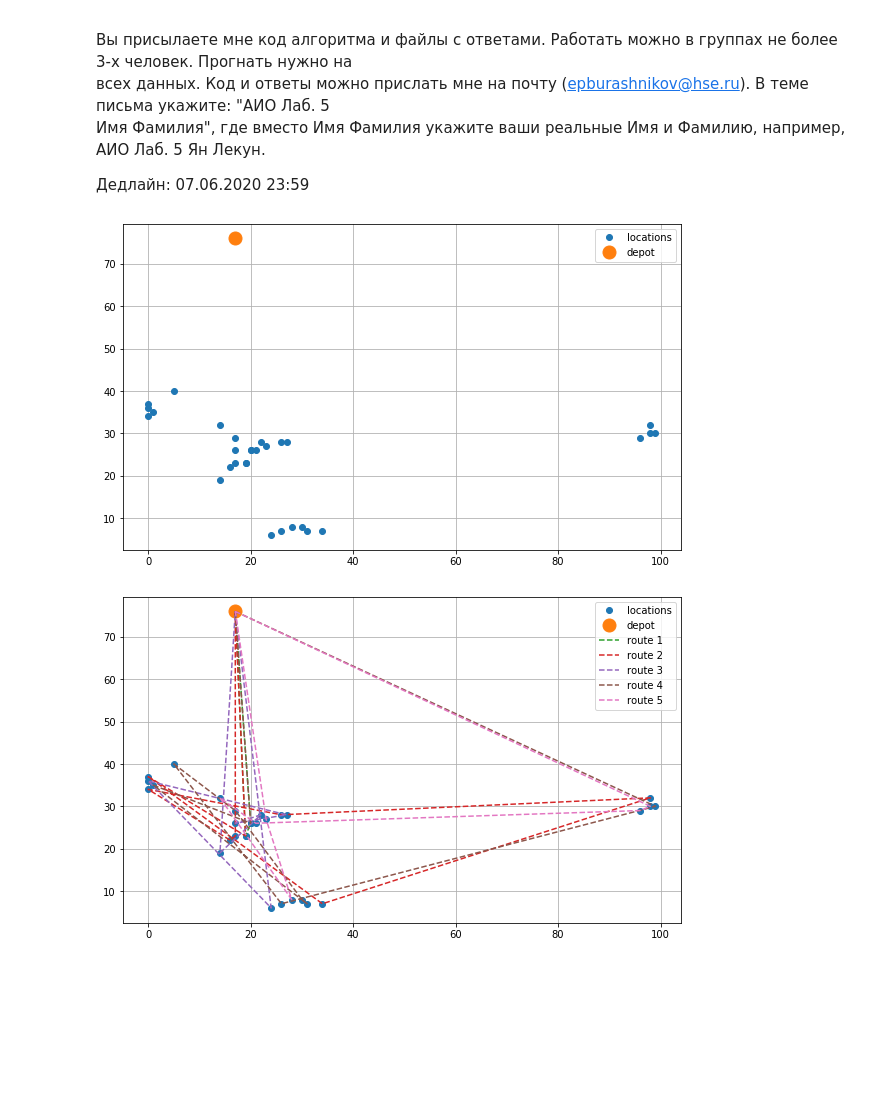
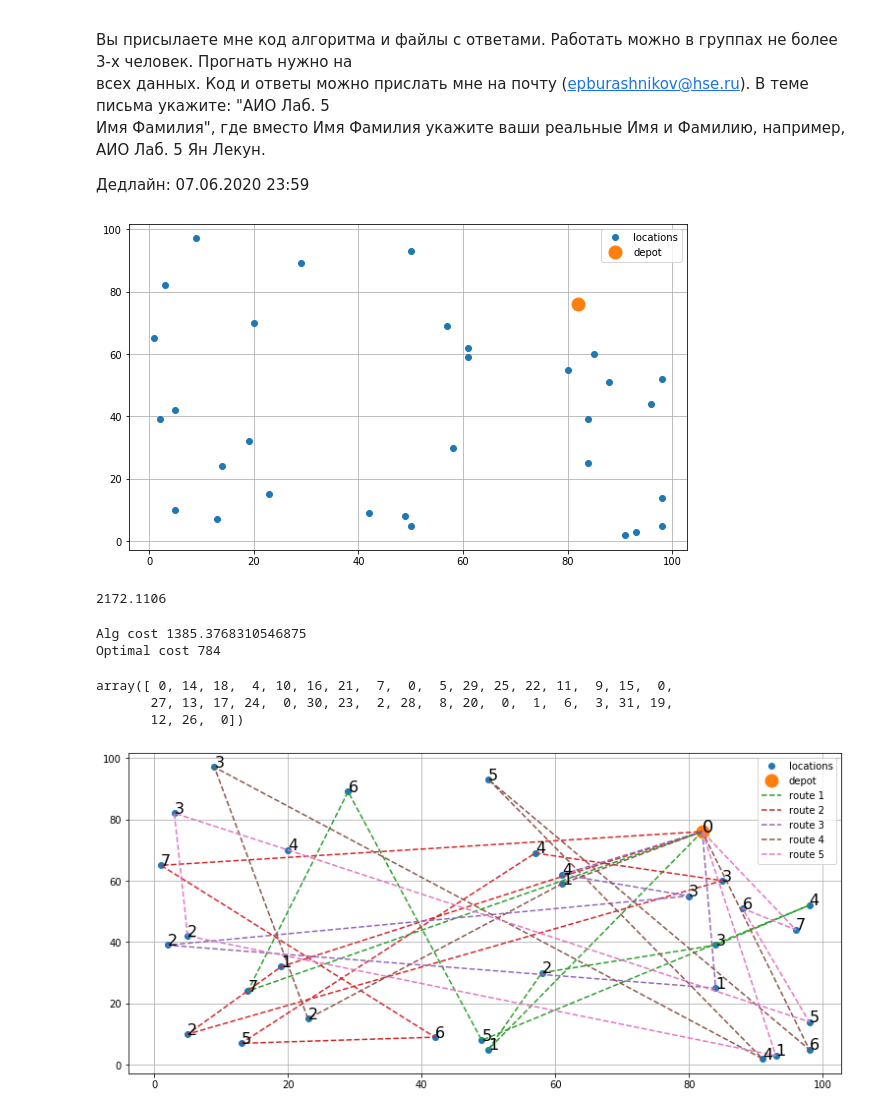
Before and after one commit to CodeSopranos/VehicleRoutingProblem, a Jupyter notebook: VehicleRoutingProblem.ipynb, the cells around one changed output. Drawn from its saved outputs; the diff is of its cells as text; code cells hidden in the pictures; blank space fills up the shorter version.

Commit message:
implemented major tools, implemented local search

```diff
--- a/VehicleRoutingProblem.ipynb
+++ b/VehicleRoutingProblem.ipynb
@@ -36,12 +36,18 @@ pd.options.display.max_columns = 100
 from utils import tools
 tools = imp.reload(tools)
 # %%
-problem = tools.get_problem('benchmarks/B/B-n31-k5.vrp')
+problem = tools.get_problem('benchmarks/A/A-n32-k5.vrp')
 # %%
 tools = imp.reload(tools)
 tools.visualize_problem(problem)
 # %% [output]
-[figure, old version]
+[figure, new version]
 # %%
 tools = imp.reload(tools)
-solution  = tools.generate_solution(problem)
+solution  = tools.generate_solution(problem, patience=10000)
+solution
+# %%
+sol_cost = tools.compute_solution(problem, solution)
+sol_cost
+# %% [output]
+2172.1106
@@ -48,4 +61,15 @@ solution  = tools.generate_solution(problem)
+# %%
+new_cost = tools.compute_solution(problem, new_sol)
+print('Alg cost {}'.format(new_cost))
+print('Optimal cost {}'.format(problem['optimal']))
+new_sol
+# %% [output]
+Alg cost 1385.3768310546875
+Optimal cost 784
+array([ 0, 14, 18,  4, 10, 16, 21,  7,  0,  5, 29, 25, 22, 11,  9, 15,  0,
+       27, 13, 17, 24,  0, 30, 23,  2, 28,  8, 20,  0,  1,  6,  3, 31, 19,
+       12, 26,  0])
 # %%
-tools.visualize_problem(problem, solution)
+tools.visualize_problem(problem, solution, figsize=(13,6))
 # %% [output]
-[figure, old version]
+[figure, new version]
```
Also changed, not shown: parts of 2 cells of this notebook, 3 other files.
